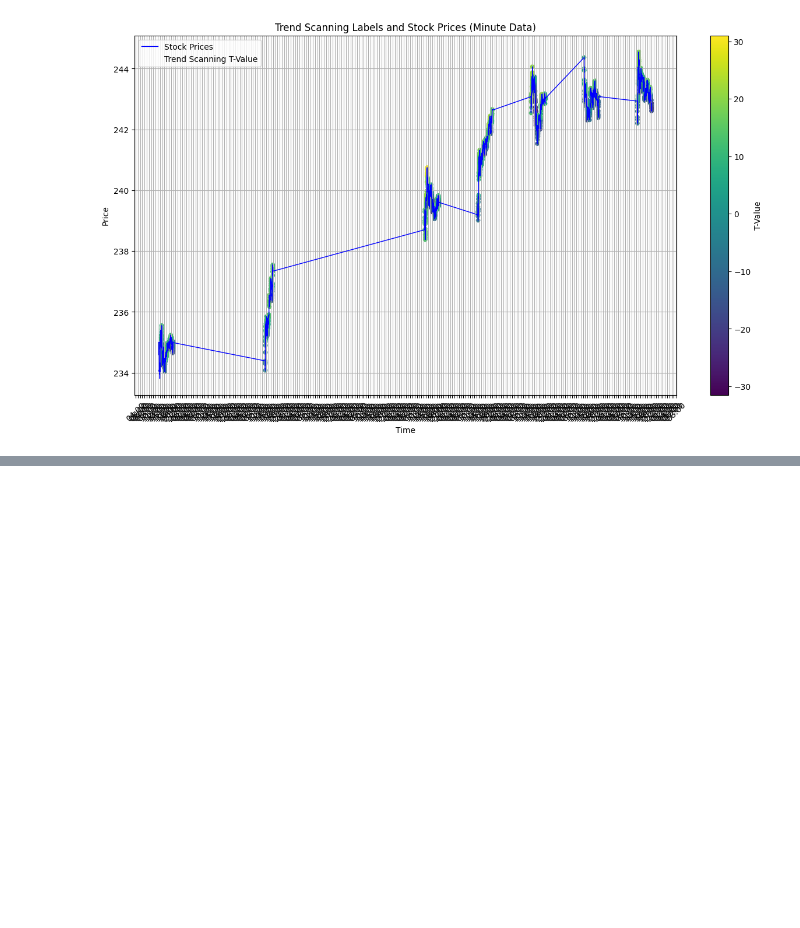
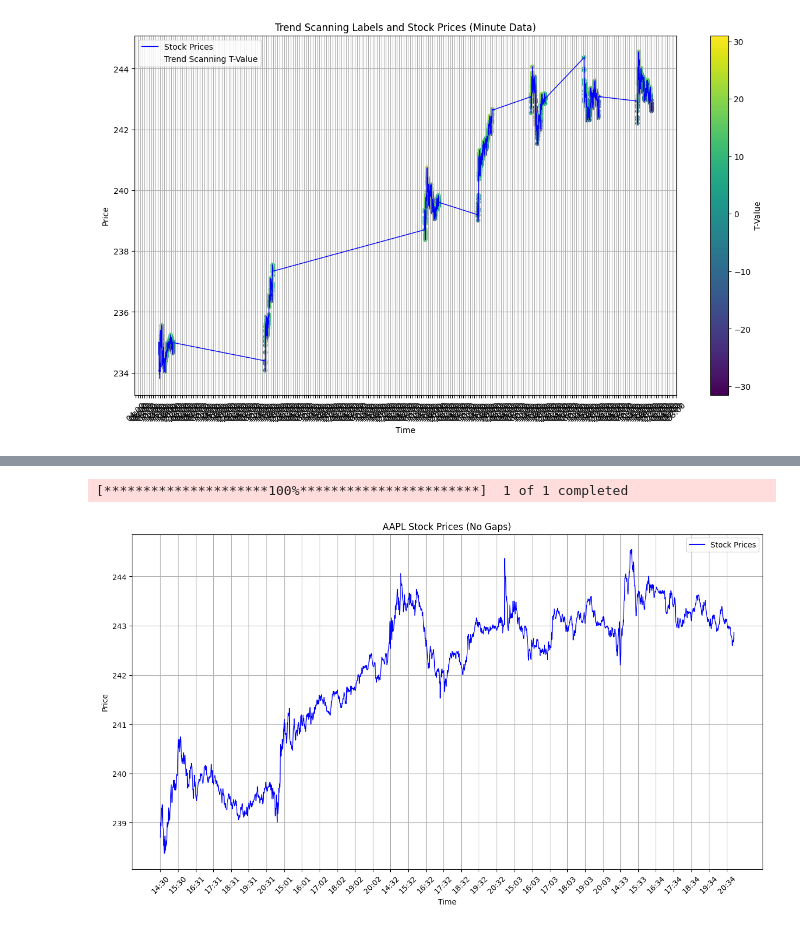
Before and after one commit to SvenTern/algotrade, a Jupyter notebook: mlfinlab_tradetest_main.ipynb, the cells around one changed output, grey strips where cells are left out. Saved outputs shown, nothing was run; the diff lists cells and outputs as text; code cells hidden in the pictures; blank space fills up the shorter version.

```diff
--- a/mlfinlab_tradetest_main.ipynb
+++ b/mlfinlab_tradetest_main.ipynb
@@ -239,0 +294,27 @@ close_prices['Adj Close']
+# %%
+import yfinance as yf
+import matplotlib.pyplot as plt
+import matplotlib.dates as mdates
+
+# Загрузка минутных данных для AAPL за последние 5 дней
+close_prices = yf.download(
+    tickers="AAPL", period="5d", interval="1m"
+)["Adj Close"]
+
+# Преобразование индексов в категории
+fig, ax = plt.subplots(figsize=(15, 8))
+ax.plot(range(len(close_prices)), close_prices.values, label="Stock Prices", color="blue", linewidth=1)
+
+# Настройка меток на оси X
+ax.set_xticks(range(0, len(close_prices), 60))  # Установить метки для каждого часа
+ax.set_xticklabels(close_prices.index.strftime('%H:%M')[::60], rotation=45)
+
+plt.title("AAPL Stock Prices (No Gaps)")
+plt.xlabel("Time")
+plt.ylabel("Price")
+plt.legend()
+plt.grid(True)
+plt.show()
+# %% [output]
+[*********************100%***********************]  1 of 1 completed
+[figure, added]
```
Also changed, not shown: parts of 4 cells of this notebook.
